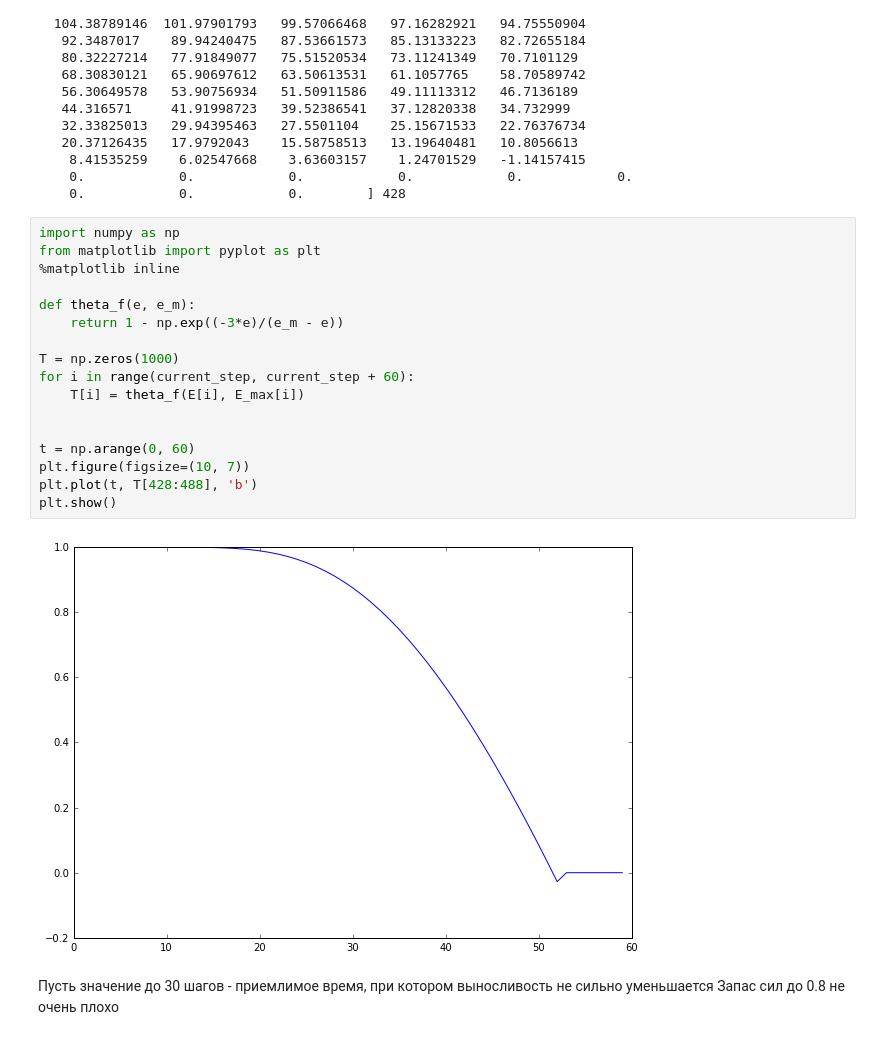
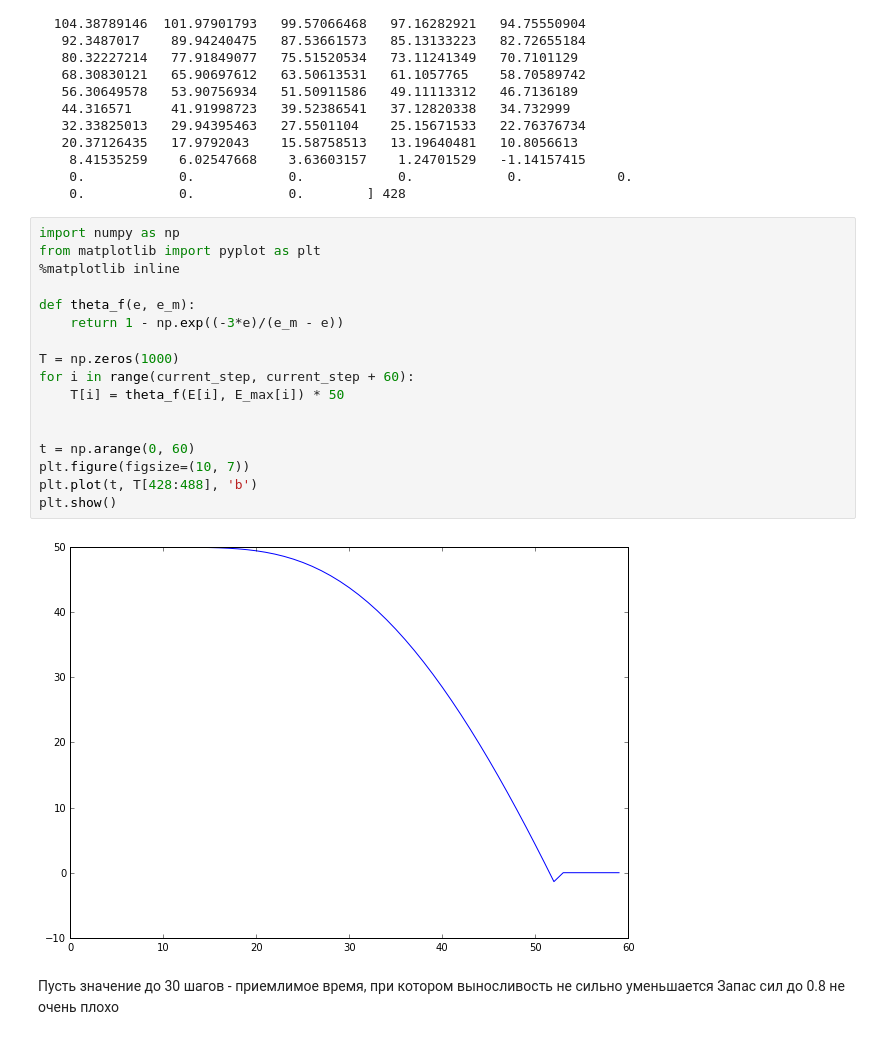
Before and after one commit to Zhuikov/predator-prey, a Jupyter notebook: notebooks/DynamicLifeModel.ipynb, the cells around one changed output. Drawn from its saved outputs; the diff is of its cells as text.

```diff
--- a/notebooks/DynamicLifeModel.ipynb
+++ b/notebooks/DynamicLifeModel.ipynb
@@ -143,22 +143,22 @@ print(E[420:490], current_step)
 # %%
 import numpy as np
 from matplotlib import pyplot as plt
 %matplotlib inline
 
 def theta_f(e, e_m):
     return 1 - np.exp((-3*e)/(e_m - e))
 
 T = np.zeros(1000)
 for i in range(current_step, current_step + 60):
-    T[i] = theta_f(E[i], E_max[i])
+    T[i] = theta_f(E[i], E_max[i]) * 50
 
 
 t = np.arange(0, 60)
 plt.figure(figsize=(10, 7))
 plt.plot(t, T[428:488], 'b')
 plt.show()
 # %% [output]
-[figure, old version]
+[figure, new version]
 # %% [markdown]
 Пусть значение до 30 шагов - приемлимое время, при котором выносливость не сильно уменьшается
 Запас сил до 0.8 не очень плохо
```
Also changed, not shown: parts of 7 cells of this notebook, 1 other file.
